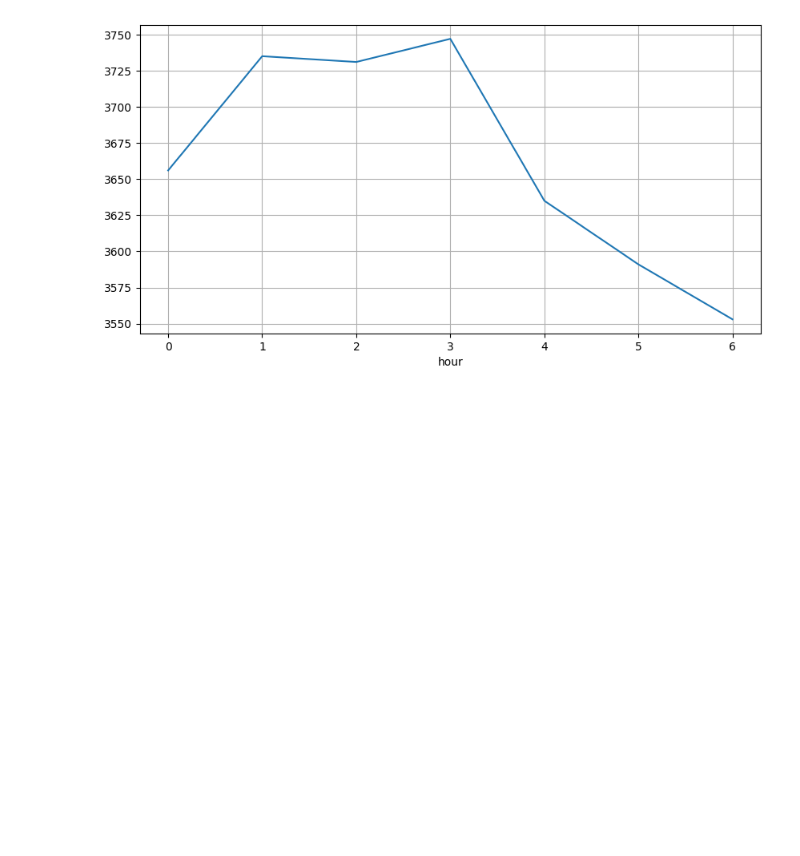
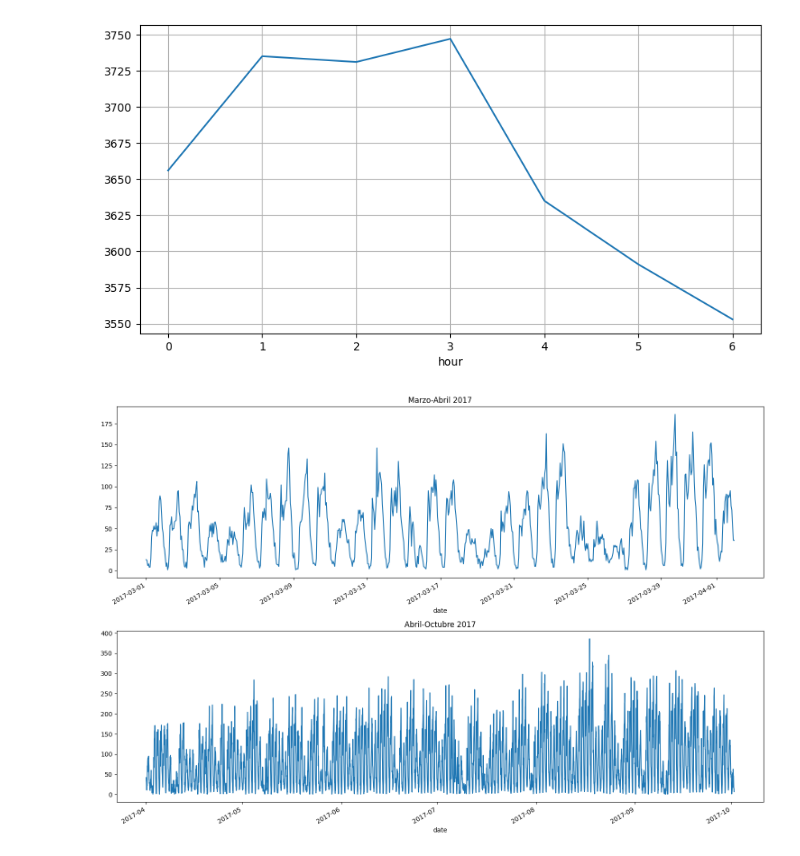
Before and after one commit to marianataglio/seriestemporales, a Jupyter notebook: tp_st.ipynb, the cells around one changed output. Saved outputs shown, nothing was run; the diff lists cells and outputs as text; code cells hidden in the pictures; blank space fills up the shorter version.

Commit message:
visualizacion un mes y seis meses de datos

```diff
--- a/tp_st.ipynb
+++ b/tp_st.ipynb
@@ -84,3 +86,20 @@ plt.xticks(list(range(7)))
 plt.grid()
 # %% [output]
 [figure]
+# %%
+s = df.groupby('date').bici_id_usuario.count()
+
+fig, axes = plt.subplots(nrows=2, ncols=1, figsize=(15, 10))
+
+## Visualización un mes de datos
+s['2017-03-01': '2017-04-01'].plot(ax=axes[0])
+axes[0].set_title('Marzo-Abril 2017')
+
+# Visualización 6 meses de datos
+s['2017-04-01': '2017-10-01'].plot(ax=axes[1])
+axes[1].set_title('Abril-Octubre 2017')
+
+plt.tight_layout()
+plt.show()
+# %% [output]
+[figure, added]
```
Also changed, not shown: parts of 1 cell of this notebook.
